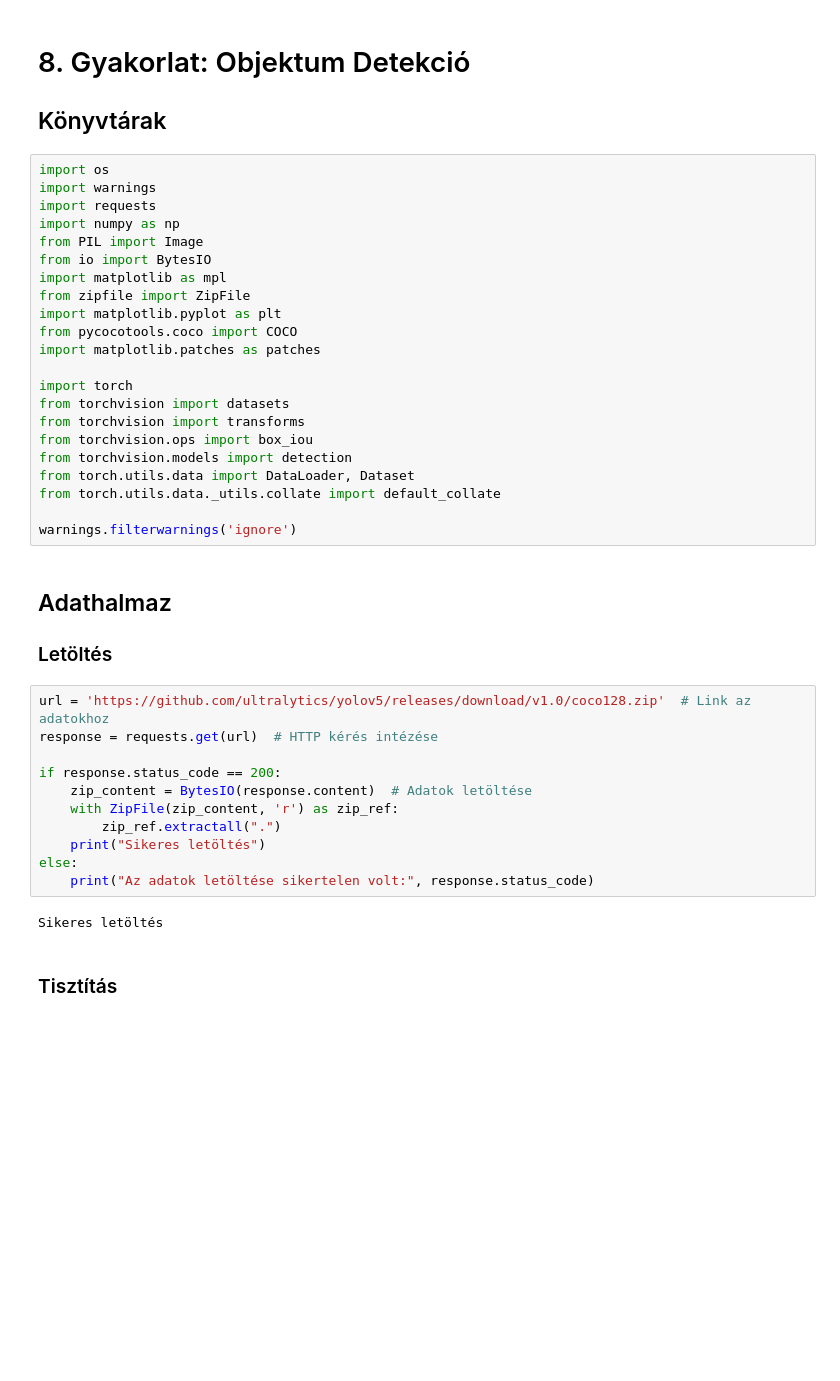
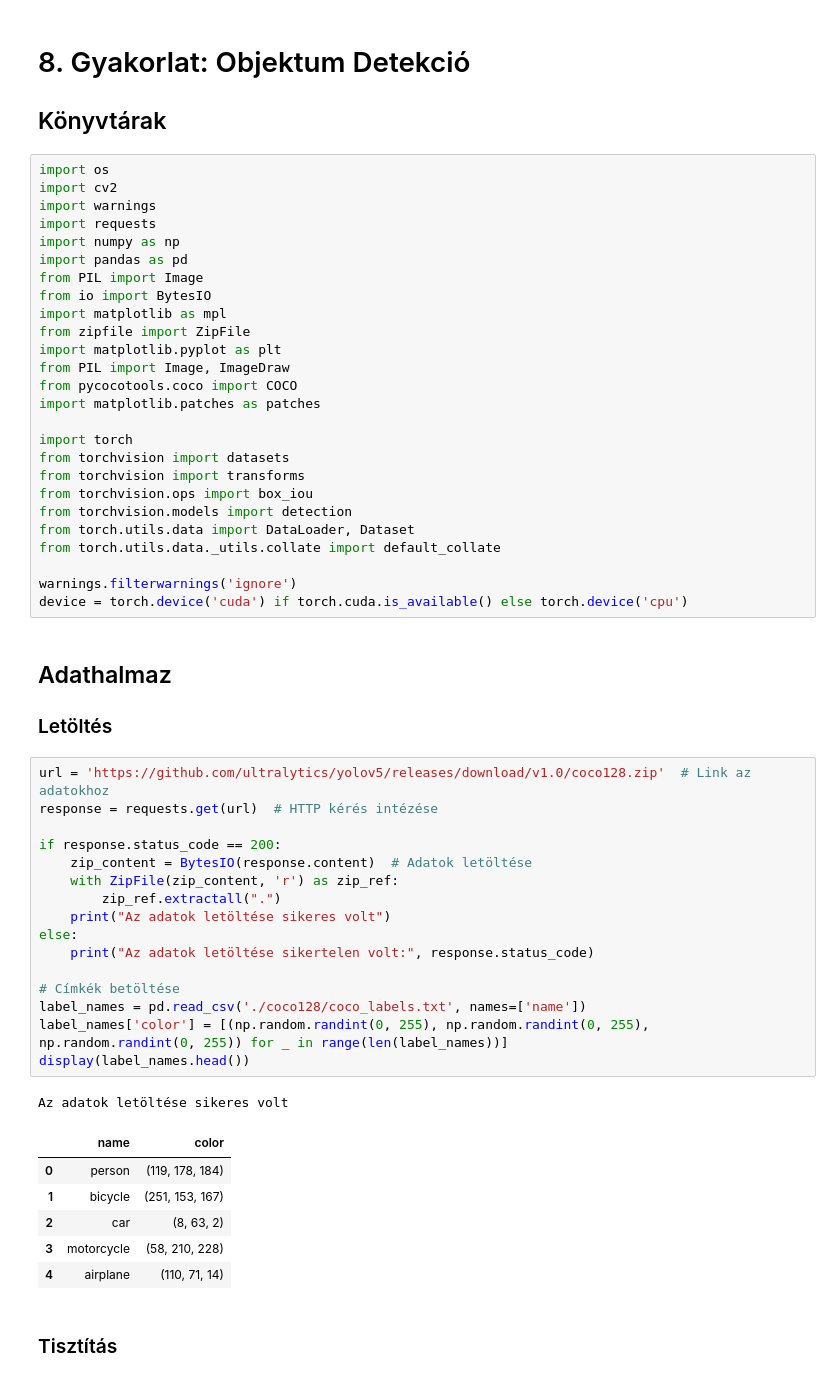
Before and after one commit to basictask/Intelligencia, a Jupyter notebook: 8_od/code/8_code.ipynb, the cells around one changed output. Cells and saved outputs as stored; diff of their text form; blank space fills up the shorter version.

```diff
--- a/8_od/code/8_code.ipynb
+++ b/8_od/code/8_code.ipynb
@@ -3,14 +3,17 @@
 ## Könyvtárak
 # %%
 import os
+import cv2
 import warnings
 import requests
 import numpy as np
+import pandas as pd
 from PIL import Image
 from io import BytesIO
 import matplotlib as mpl
 from zipfile import ZipFile
 import matplotlib.pyplot as plt
+from PIL import Image, ImageDraw
 from pycocotools.coco import COCO
 import matplotlib.patches as patches
 
@@ -23,22 +26,34 @@ from torch.utils.data import DataLoader, Dataset
 from torch.utils.data._utils.collate import default_collate
 
 warnings.filterwarnings('ignore')
+device = torch.device('cuda') if torch.cuda.is_available() else torch.device('cpu')
 # %% [markdown]
 ## Adathalmaz
 ### Letöltés
 # %%
 url = 'https://github.com/ultralytics/yolov5/releases/download/v1.0/coco128.zip'  # Link az adatokhoz
 response = requests.get(url)  # HTTP kérés intézése
 
 if response.status_code == 200:
     zip_content = BytesIO(response.content)  # Adatok letöltése
     with ZipFile(zip_content, 'r') as zip_ref:
         zip_ref.extractall(".")
-    print("Sikeres letöltés")
+    print("Az adatok letöltése sikeres volt")
 else:
     print("Az adatok letöltése sikertelen volt:", response.status_code)
+
+# Címkék betöltése
+label_names = pd.read_csv('./coco128/coco_labels.txt', names=['name'])
+label_names['color'] = [(np.random.randint(0, 255), np.random.randint(0, 255), np.random.randint(0, 255)) for _ in range(len(label_names))]
+display(label_names.head())
 # %% [output]
-Sikeres letöltés
+Az adatok letöltése sikeres volt
+|  | name | color |
+| 0 | person | (119, 178, 184) |
+| 1 | bicycle | (251, 153, 167) |
+| 2 | car | (8, 63, 2) |
+| 3 | motorcycle | (58, 210, 228) |
+| 4 | airplane | (110, 71, 14) |
 # %% [markdown]
 ### Tisztítás
 # %%
```
Also changed, not shown: parts of 12 cells of this notebook.
